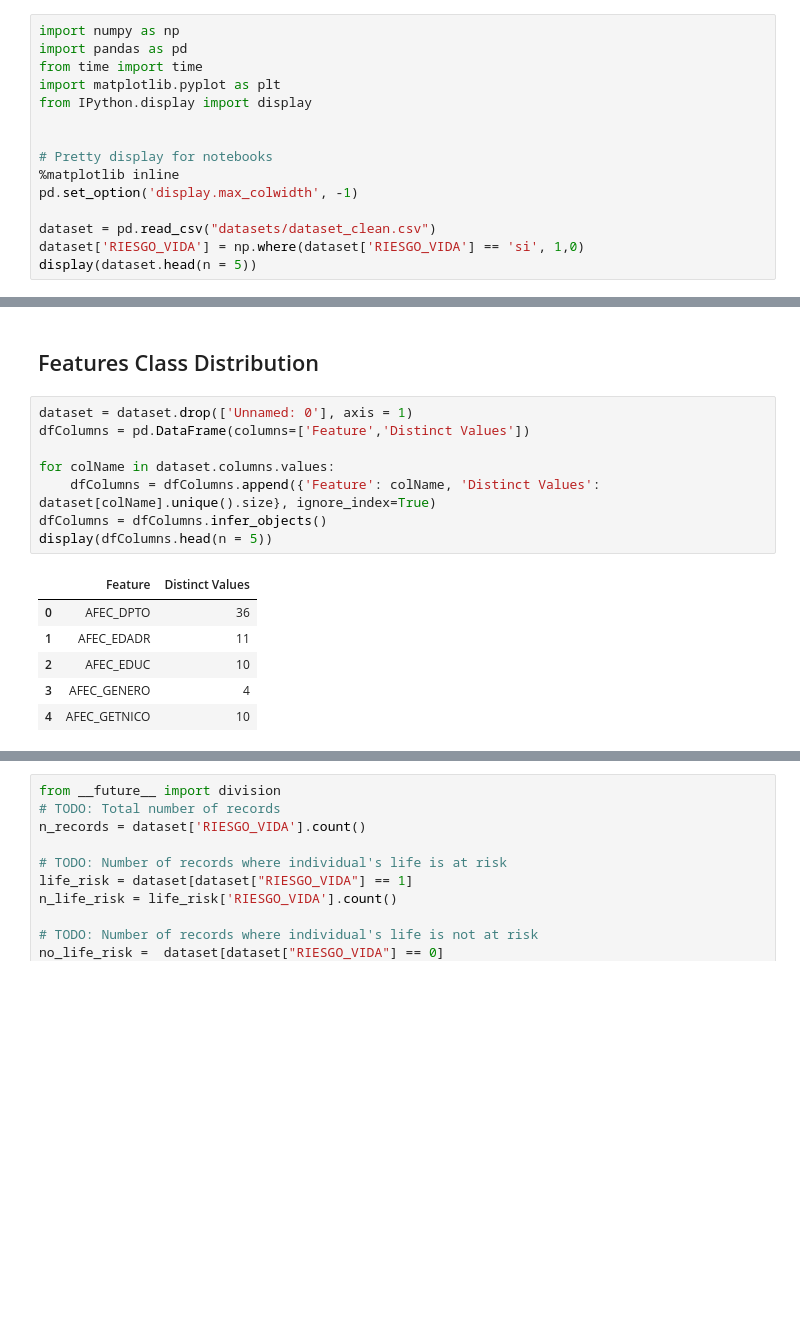
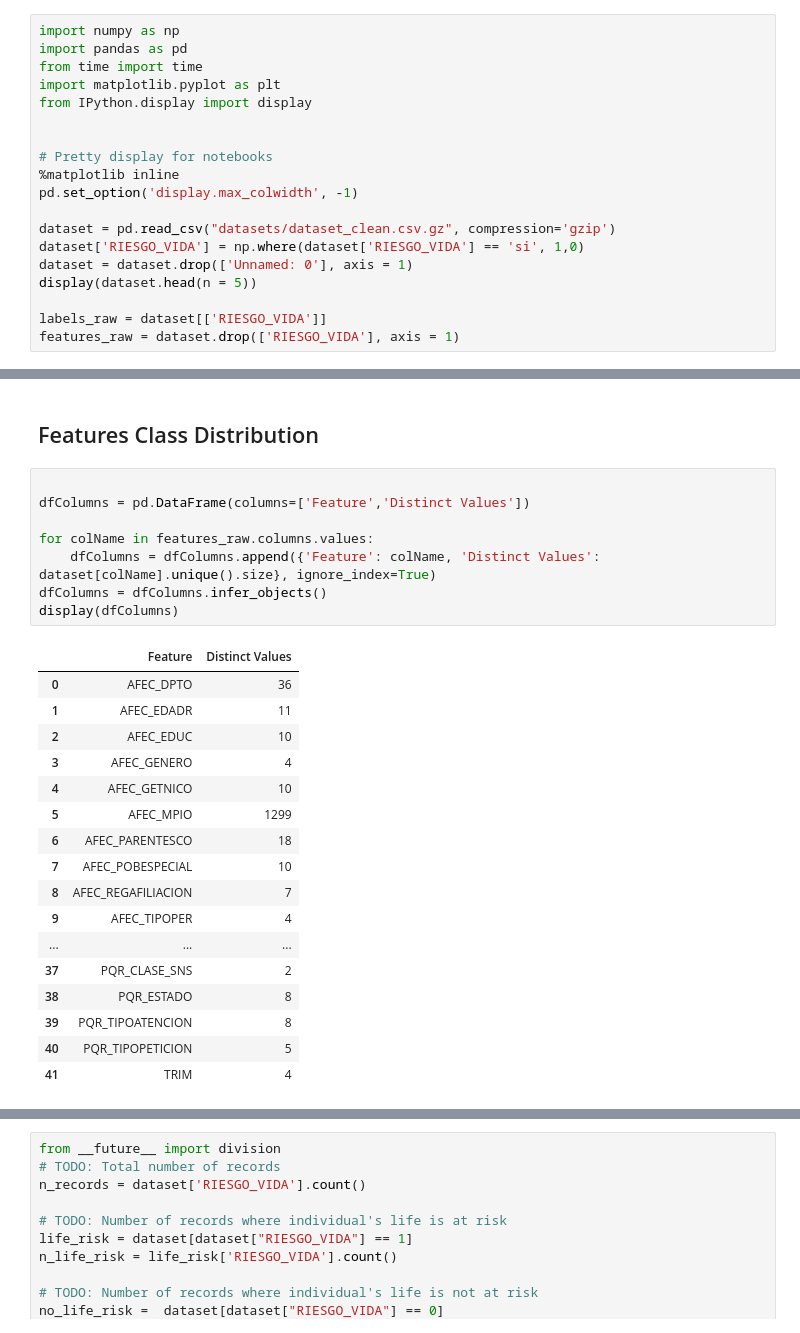
Before and after one commit to mrugeles/capstone-project, a Jupyter notebook: 2) Dataset - Preprocessing.ipynb, the cells around one changed output, grey strips where cells are left out. Saved outputs shown, nothing was run; the diff lists cells and outputs as text; blank space fills up the shorter version.

```diff
--- a/2) Dataset - Preprocessing.ipynb
+++ b/2) Dataset - Preprocessing.ipynb
@@ -10,7 +10,11 @@ from IPython.display import display
 %matplotlib inline
 pd.set_option('display.max_colwidth', -1)
 
-dataset = pd.read_csv("datasets/dataset_clean.csv")
+dataset = pd.read_csv("datasets/dataset_clean.csv.gz", compression='gzip')
 dataset['RIESGO_VIDA'] = np.where(dataset['RIESGO_VIDA'] == 'si', 1,0)
+dataset = dataset.drop(['Unnamed: 0'], axis = 1)
 display(dataset.head(n = 5))
+
+labels_raw = dataset[['RIESGO_VIDA']]
+features_raw = dataset.drop(['RIESGO_VIDA'], axis = 1)
 # %% [output]
@@ -38,17 +30,28 @@ display(dataset[['COD_MACROMOT']].drop_duplicates().sort_values(by=['COD_MACROMO
 # %% [markdown]
 ## Features Class Distribution
 # %%
-dataset = dataset.drop(['Unnamed: 0'], axis = 1)
+
 dfColumns = pd.DataFrame(columns=['Feature','Distinct Values'])
 
-for colName in dataset.columns.values:
+for colName in features_raw.columns.values:
     dfColumns = dfColumns.append({'Feature': colName, 'Distinct Values': dataset[colName].unique().size}, ignore_index=True)
 dfColumns = dfColumns.infer_objects()
-display(dfColumns.head(n = 5))
+display(dfColumns)
 # %% [output]
 |  | Feature | Distinct Values |
 | 0 | AFEC_DPTO | 36 |
 | 1 | AFEC_EDADR | 11 |
 | 2 | AFEC_EDUC | 10 |
 | 3 | AFEC_GENERO | 4 |
 | 4 | AFEC_GETNICO | 10 |
+| 5 | AFEC_MPIO | 1299 |
+| 6 | AFEC_PARENTESCO | 18 |
+| 7 | AFEC_POBESPECIAL | 10 |
+| 8 | AFEC_REGAFILIACION | 7 |
+| 9 | AFEC_TIPOPER | 4 |
+| ... | ... | ... |
+| 37 | PQR_CLASE_SNS | 2 |
+| 38 | PQR_ESTADO | 8 |
+| 39 | PQR_TIPOATENCION | 8 |
+| 40 | PQR_TIPOPETICION | 5 |
+| 41 | TRIM | 4 |
```
Also changed, not shown: parts of 15 cells of this notebook, 13 other files.
